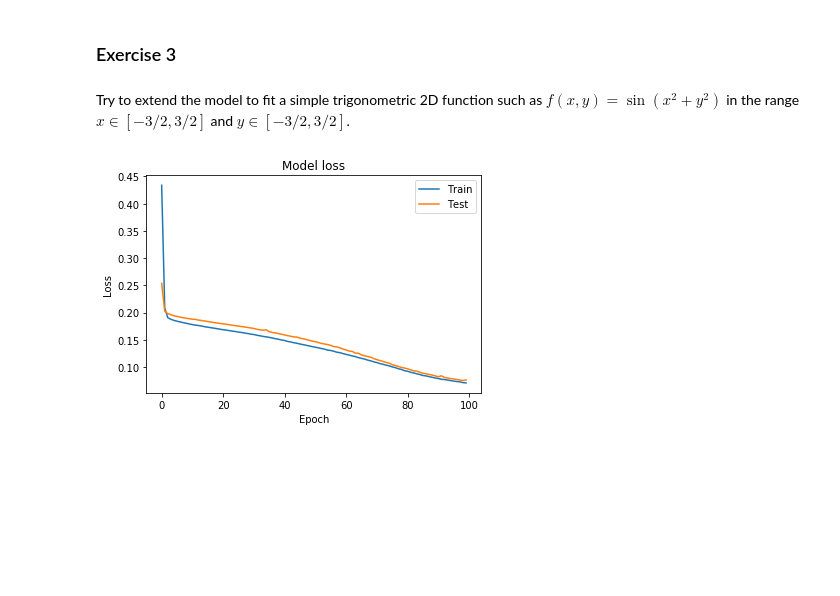
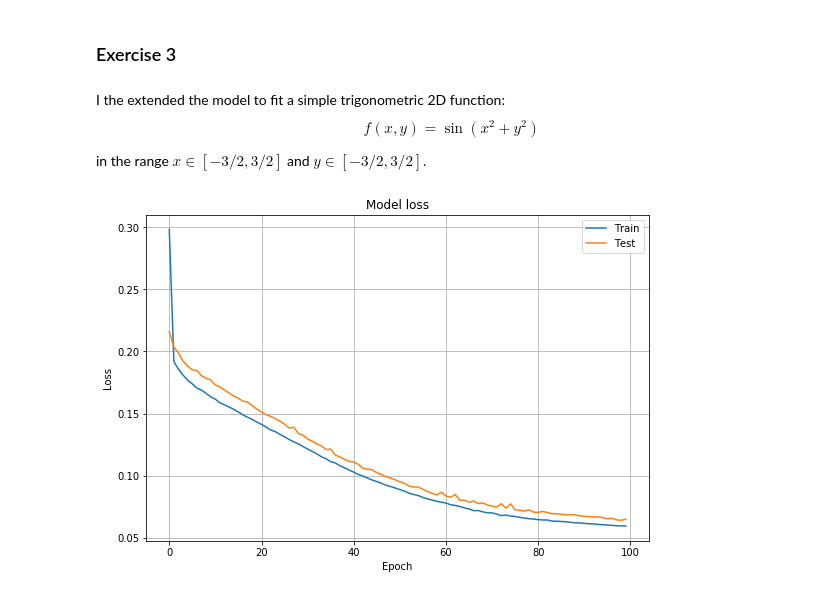
Before and after one commit to azzauzuaz/Numerical-Simulation-Laboratory, a Jupyter notebook: Lesson_11/Lesson_11.ipynb, the cells around one changed output. Drawn from its saved outputs; the diff is of its cells as text; code cells hidden in the pictures; blank space fills up the shorter version.

```diff
--- a/Lesson_11/Lesson_11.ipynb
+++ b/Lesson_11/Lesson_11.ipynb
@@ -35,7 +36,7 @@ model.compile(optimizer='sgd', loss='mse', metrics=['mse'])
 # %%
 sigmas = [0.1, 0.2, 0.3] # noise standard deviation
 Ns_epochs = [10, 50, 100]
-Ns_train = [100, 1000, 5000]
+Ns_train = [100, 500, 1000]
 
 best_loss=1e100 # very high value
 
@@ -109,13 +105,14 @@ Summarize what you have learned about the relationship between model complexity
 # %%
 # generate training inputs
-np.random.seed(0)
+np.random.seed(19997)
+tf.random.set_seed(19997)
 x_train = np.random.uniform(-1, 1, 200)
 x_valid = np.random.uniform(-1, 1, 50)
 x_valid.sort()
 
 y_target = 4. - 3.*x_valid - 2.*x_valid**2 + 3.*x_valid**3
 
-sigma=0.2
+sigma=0.1
 y_train = np.random.normal(4. - 3.*x_train - 2.*x_train**2 + 3.*x_train**3, sigma)
 y_valid = np.random.normal(4. - 3.*x_valid - 2.*x_valid**2 + 3.*x_valid**3, sigma)
 # %%
@@ -210,7 +211,7 @@ Results for N_layers = 5 , N_neurons_per_layer = 30 : loss =  0.0648310706019401
 # %%
-Ns_layers=10
-Ns_neurons_per_layer=30
-activ_fns=['relu', 'sigmoid']
+N_layers=10
+N_neurons_per_layer=10
+activ_fns=['relu', 'elu']
 optims=['sgd', 'adam']
 loss_fns=['mean_squared_error', 'mean_absolute_error']
 
@@ -223,7 +224,6 @@ for activ_fn in activ_fns:
             plt.figure(index, figsize = (18, 4))
 
             model = get_model(N_layers, N_neurons_per_layer, activ_fn, optim, loss_fn)
-
             history = model.fit(x=x_train, y=y_train, batch_size=32, epochs=100 ,shuffle=True, validation_data=(x_valid, y_valid), verbose=0)
 
             # look into training history
@@ -235,13 +235,17 @@ for activ_fn in activ_fns:
             plt.ylabel('Loss')
             plt.xlabel('Epoch')
             plt.legend(['Train', 'Test'], loc='best')
+            plt.grid(True)
 
             plt.subplot(1, 3, 2)
             x_predicted = np.random.uniform(-1, 1, 100)
             y_predicted = model.predict(x_predicted)
-            plt.scatter(x_predicted, y_predicted,color='r')
-            plt.plot(x_valid, y_target)
+            plt.scatter(x_predicted, y_predicted,color='r', s=10, label="Prediction")
+            plt.plot(x_valid, y_target, label="Target")
+            plt.ylabel('y')
+            plt.xlabel('x')
             plt.grid(True)
+            plt.legend()
 
             plt.subplot(1, 3, 3)
             x_test = np.random.uniform(-2, 2, 100)
@@ -252,11 +256,13 @@ for activ_fn in activ_fns:
             score = model.evaluate(x_test, y_test, verbose=0)
             y_predicted = model.predict(x_test)
 
-            plt.scatter(x_test, y_predicted,color='r', marker='o', s=1)
-            plt.plot(x_test, y_test_target)
+            plt.scatter(x_test, y_predicted, color='r', s=10, label="Prediction")
+            plt.plot(x_test, y_test_target, label="Target")
+            plt.title("Prediction on points outside the training data")
             plt.ylabel('y')
             plt.xlabel('x')
             plt.grid(True)
+            plt.legend()
 
             index=index+1
 
@@ -279,7 +291,12 @@ Results for optim = sgd , activ_fn = sigmoid , loss_fn = mean_absolute_error : l
 # %% [markdown]
 ### Exercise 3
 # %% [markdown]
-Try to extend the model to fit a simple trigonometric 2D function such as $f(x,y) = \sin(x^2+y^2)$ in the range $x \in [-3/2,3/2]$ and $y \in [-3/2,3/2]$.
+I the extended the model to fit a simple trigonometric 2D function:
+$$
+f(x,y) = \sin(x^2+y^2)
+$$
+
+in the range $x \in [-3/2,3/2]$ and $y \in [-3/2,3/2]$.
 # %%
 # generate training inputs
 np.random.seed(0)
@@ -319,25 +336,26 @@ def get_model(N_layers, N_neurons_per_layer, activ_fn, optim, loss_fn):
 # %%
 N_layers=5
 N_neurons_per_layer=30
 activ_fn='relu'
 optim='sgd'
 loss_fn='mse'
 
 #reproducibility
 np.random.seed(1997)
 
 model = get_model(N_layers, N_neurons_per_layer, activ_fn, optim, loss_fn)
 
 history = model.fit(x=data_train, y=z_train, batch_size=32, epochs=100 ,shuffle=True, validation_data=(data_valid, z_valid), verbose=0)
 # look into training history
 # Plot training & validation loss values
+plt.figure(figsize = (9, 6))
 plt.plot(history.history['loss'])
 plt.plot(history.history['val_loss'])
 plt.title('Model loss')
 plt.ylabel('Loss')
 plt.xlabel('Epoch')
 plt.legend(['Train', 'Test'], loc='best')
-plt.show()
+plt.grid(True)
 # %% [output]
-[figure, old version]
+[figure, new version]
 # %%
```
Also changed, not shown: parts of 9 cells of this notebook.
